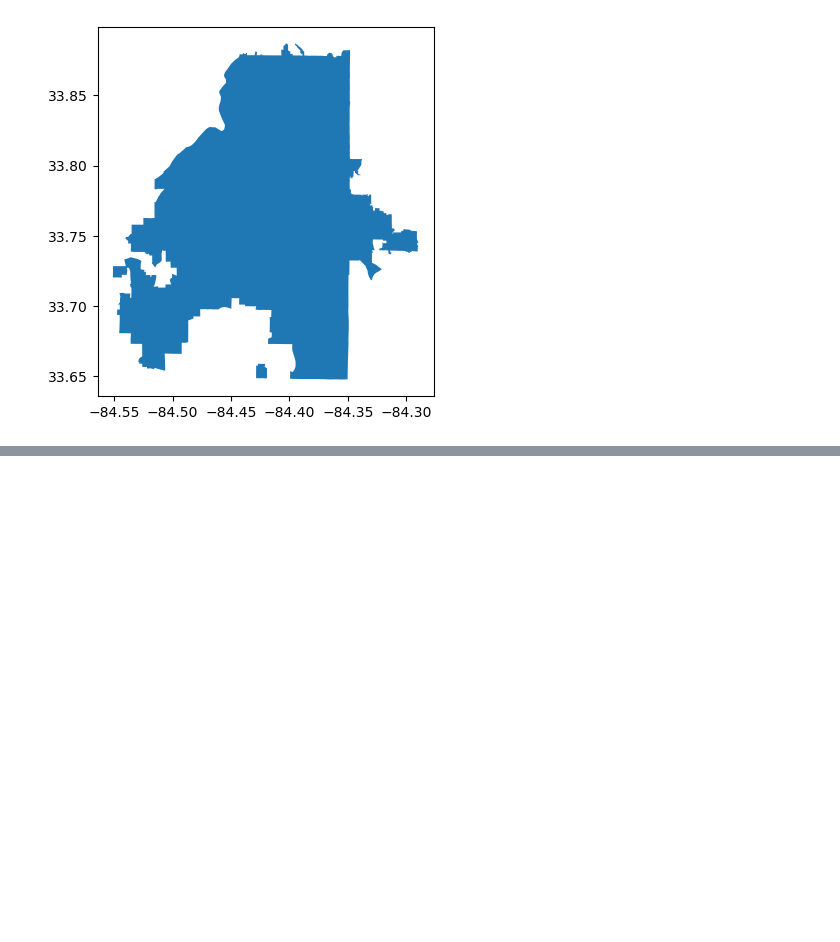
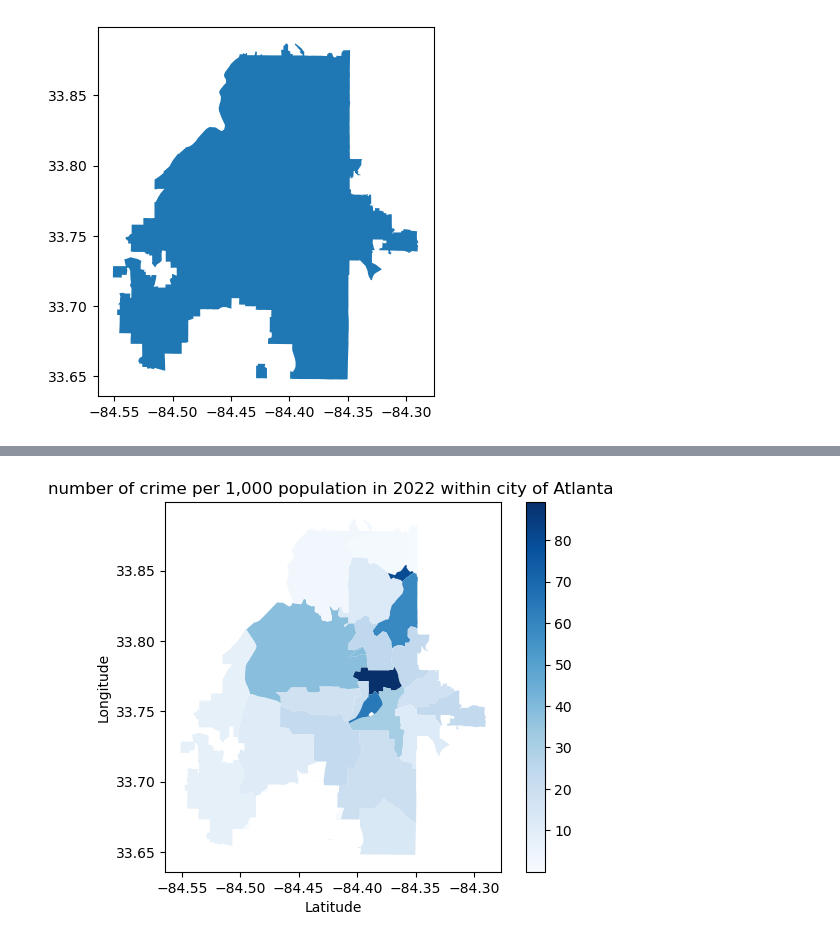
Before and after one commit to KellyPared/GT-Bootcamp-Atlanta_schoolsby_district, a Jupyter notebook: crime_zipcode_shapefile.ipynb, the cells around one changed output, grey strips where cells are left out. Saved outputs shown, nothing was run; the diff lists cells and outputs as text; code cells hidden in the pictures; blank space fills up the shorter version.

```diff
--- a/crime_zipcode_shapefile.ipynb
+++ b/crime_zipcode_shapefile.ipynb
@@ -98,6 +119,12 @@ data_new
 
 data = data_new.dropna(how="any")
 data = data.reset_index()
+# %%
+data_den_new= data_den.drop('last_edite', axis=1)
+data_den_new
+
+data_den = data_den_new.dropna(how="any")
+data_den = data_den.reset_index()
 # %%
 import matplotlib.pyplot as plt
 # %%
@@ -122,0 +156,17 @@ Text(0.5, 1.0, 'number of crime happened in 2022 within city of Atlanta ')
+# %%
+#_____add zipcoode label
+
+#for i in range(0, data_den.shape[0]):
+#    plt.annotate(data_den["zipcode"][i], xy=(data_den['coords'][i][0],data_den['coords'][i][1]), horizontalalignment='center')
+#plt.title("number of crime per 1,000 population in 2022 within city of Atlanta ")
+
+newplot= data_den.overlay(atl_city_zip_shp, how="intersection")
+newplot.plot(column="crime/100kpop",cmap='Blues', legend=True)
+
+plt.title("number of crime per 1,000 population in 2022 within city of Atlanta ")
+plt.xlabel('Latitude')
+plt.ylabel('Longitude')
+
+plt.savefig("zip_vs_crimedensity.png")
+# %% [output]
+[figure, added]
```
Also changed, not shown: parts of 9 cells of this notebook.
